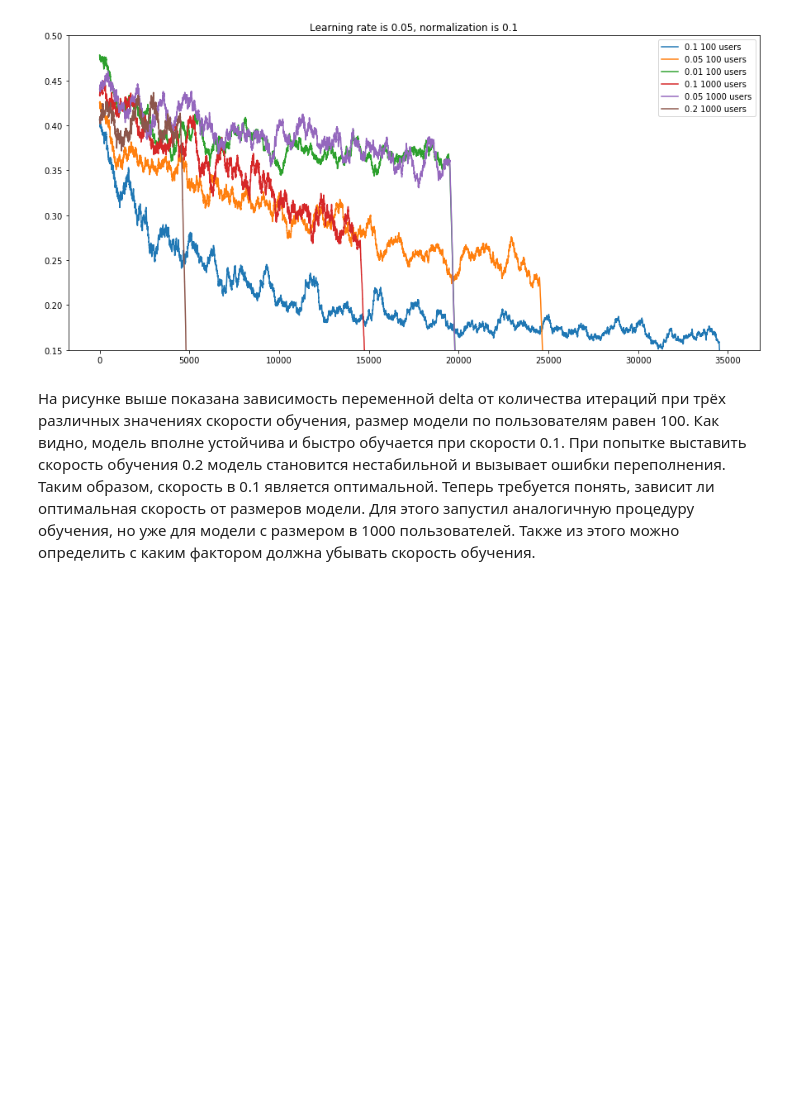
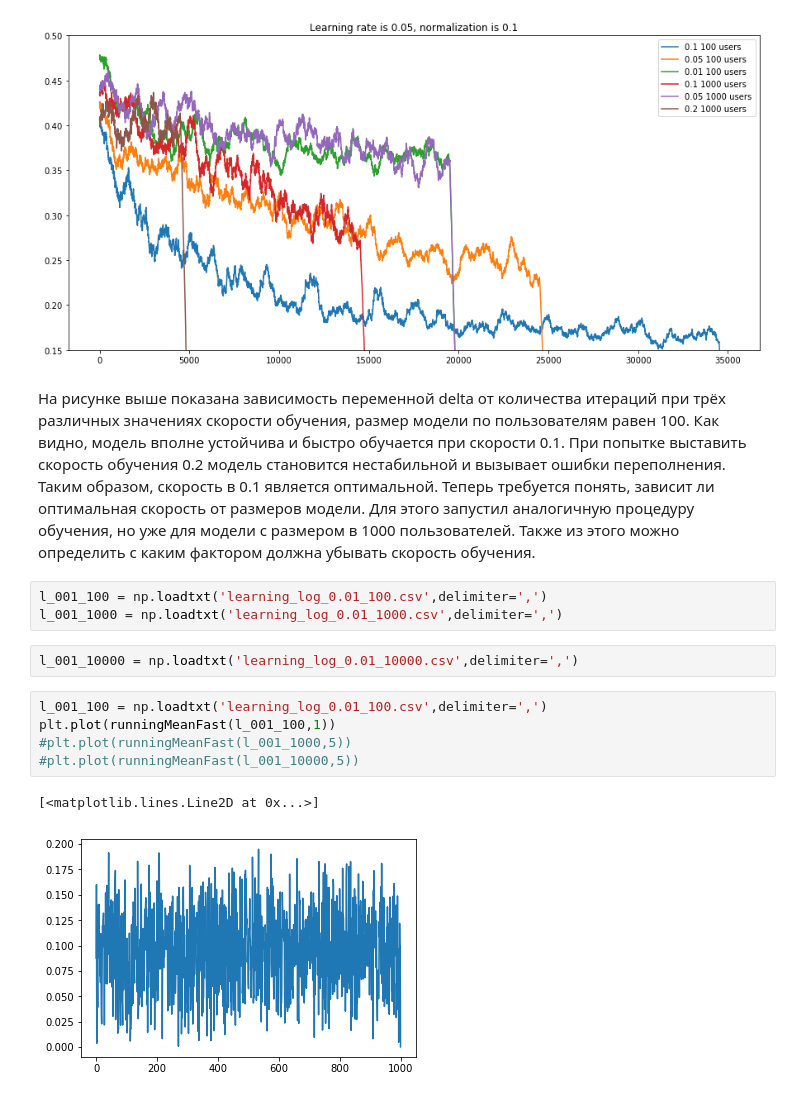
Before and after one commit to PhySci/instacart, a Jupyter notebook: FPMC/plot learning curves.ipynb, the cells around one changed output. Saved outputs shown, nothing was run; the diff lists cells and outputs as text; blank space fills up the shorter version.

```diff
--- a/FPMC/plot learning curves.ipynb
+++ b/FPMC/plot learning curves.ipynb
@@ -44,3 +44,16 @@ plt.ylim([0.15, 0.5])
 На рисунке выше показана зависимость переменной delta от количества итераций при трёх различных значениях скорости обучения, размер модели по пользователям равен 100. Как видно, модель вполне устойчива и быстро обучается при скорости 0.1. При попытке выставить скорость обучения 0.2 модель становится нестабильной и вызывает ошибки переполнения.
 Таким образом, скорость в 0.1 является оптимальной. Теперь требуется понять, зависит ли оптимальная скорость от размеров модели. Для этого запустил аналогичную процедуру обучения, но уже для модели с размером в 1000 пользователей.
 Также из этого можно определить с каким фактором должна убывать скорость обучения.
+# %%
+l_001_100 = np.loadtxt('learning_log_0.01_100.csv',delimiter=',')
+l_001_1000 = np.loadtxt('learning_log_0.01_1000.csv',delimiter=',')
+# %%
+l_001_10000 = np.loadtxt('learning_log_0.01_10000.csv',delimiter=',')
+# %%
+l_001_100 = np.loadtxt('learning_log_0.01_100.csv',delimiter=',')
+plt.plot(runningMeanFast(l_001_100,1))
+#plt.plot(runningMeanFast(l_001_1000,5))
+#plt.plot(runningMeanFast(l_001_10000,5))
+# %% [output]
+[<matplotlib.lines.Line2D at 0x...>]
+[figure, added]
```
Also changed, not shown: parts of 14 cells of this notebook, 3 other files.
